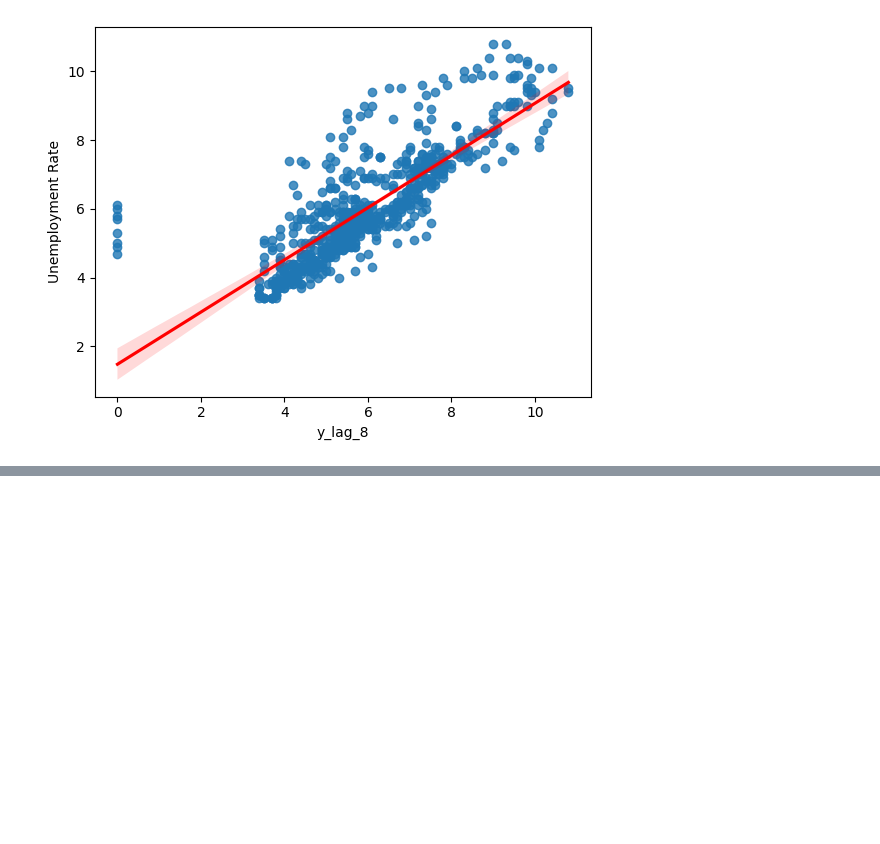
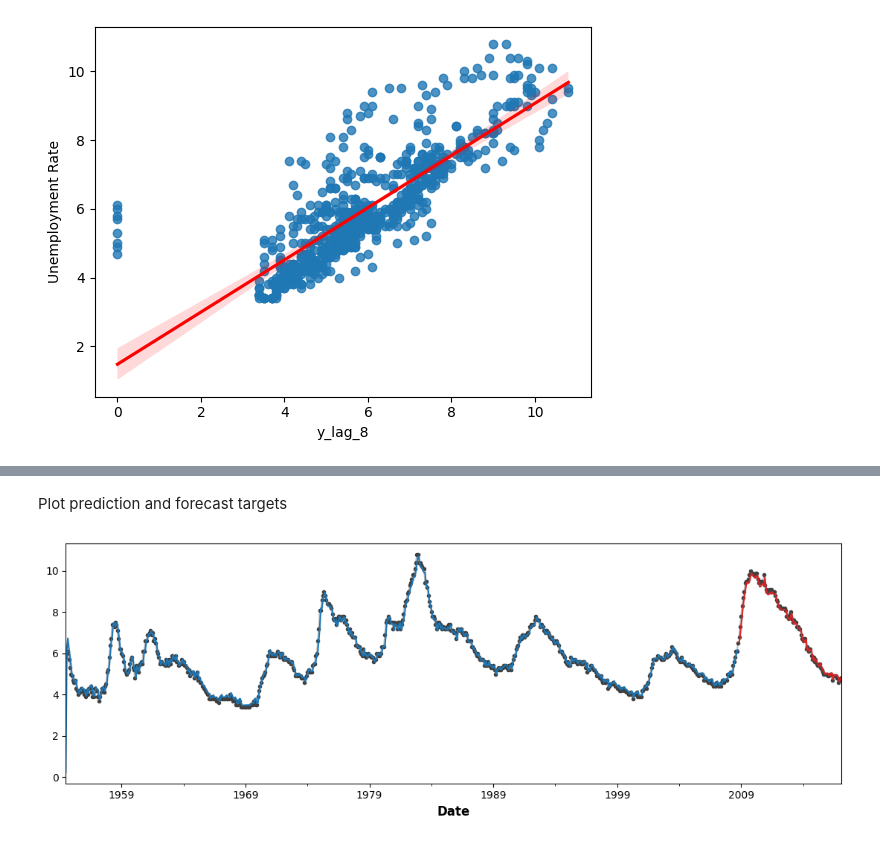
Before and after one commit to PauloFS01/miscellaneous-ml-projects, a Jupyter notebook: Forecast Projects/cyrcles.ipynb, the cells around one changed output, grey strips where cells are left out. Cells and saved outputs as stored; diff of their text form; code cells hidden in the pictures; blank space fills up the shorter version.

Commit message:
use leading indicator to improve forecast

```diff
--- a/Forecast Projects/cyrcles.ipynb
+++ b/Forecast Projects/cyrcles.ipynb
@@ -62,0 +67,10 @@ _ = plot_pacf(df_plot['Unemployment Rate'], lags=9)
+# %%
+X = make_lags(y,6).fillna(0.0)
+
+X_train, X_test, y_train, y_test = train_test_split(X, y, test_size=100, shuffle=False)
+# %%
+model = LinearRegression()
+model.fit(X_train, y_train)
+
+y_pred = pd.Series(model.predict(X_train), index=y_train.index)
+y_fore = pd.Series(model.predict(X_test), index=y_test.index)
@@ -62,0 +79,26 @@ _ = plot_pacf(df_plot['Unemployment Rate'], lags=9)
+# %%
+#plt.style.use("seaborn-whitegrid")
+plt.rc("figure", autolayout=True, figsize=(11, 4))
+plt.rc(
+    "axes",
+    labelweight="bold",
+    labelsize="large",
+    titleweight="bold",
+    titlesize=16,
+    titlepad=10,
+)
+plot_params = dict(
+    color="0.75",
+    style=".-",
+    markeredgecolor="0.25",
+    markerfacecolor="0.25",
+)
+# %% [markdown]
+Plot prediction and forecast targets
+# %%
+ax = y_train.plot(**plot_params)
+ax = y_test.plot(**plot_params)
+ax = y_pred.plot(ax=ax)
+_ = y_fore.plot(ax=ax, color='C3')
+# %% [output]
+[figure, added]
```
Also changed, not shown: parts of 16 cells of this notebook.
